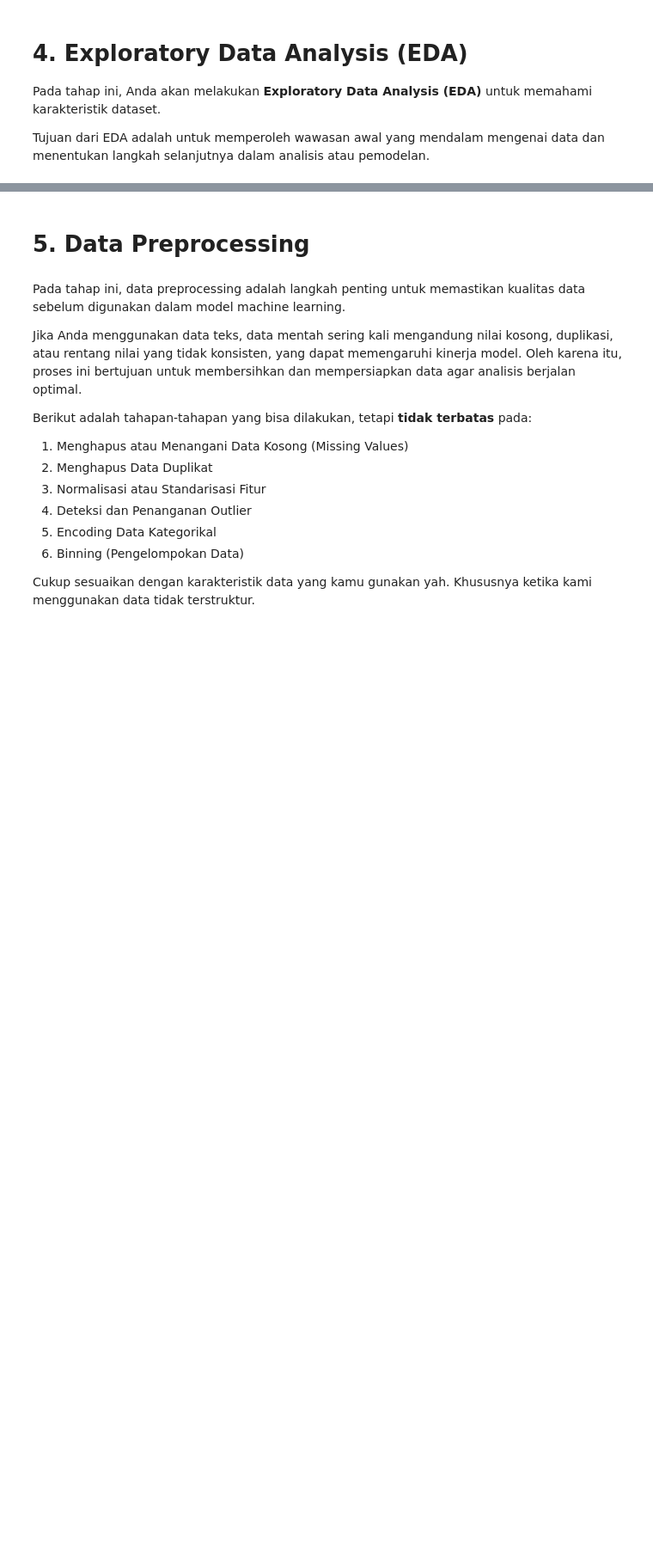
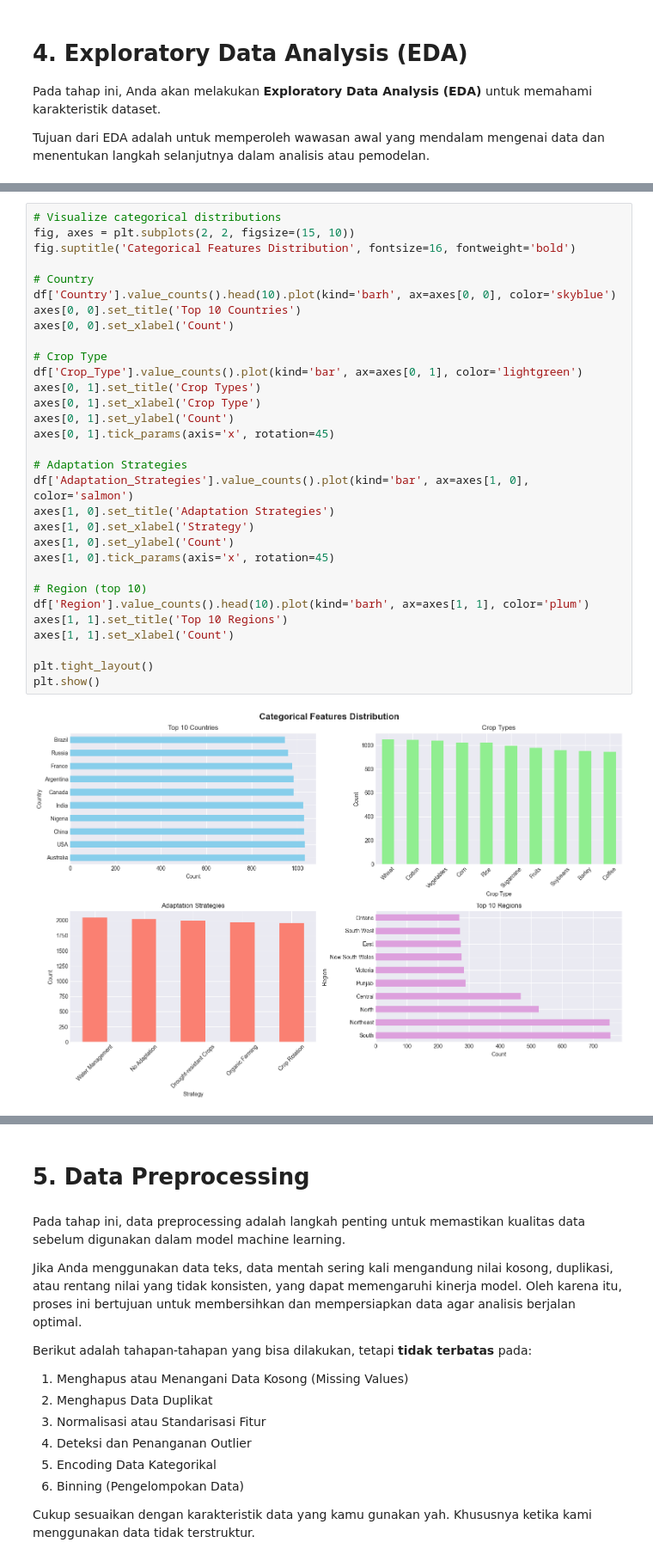
Before and after one commit to zidanmubarak/Eksperimen_SML_Zidan-Mubarak, a Jupyter notebook: preprocessing/Eksperimen_Zidan-Mubarak.ipynb, the cells around one changed output, grey strips where cells are left out. Shown at 86% size. Drawn from its saved outputs; the diff is of its cells as text; blank space fills up the shorter version.

```diff
--- a/preprocessing/Eksperimen_Zidan-Mubarak.ipynb
+++ b/preprocessing/Eksperimen_Zidan-Mubarak.ipynb
@@ -193 +302,34 @@ Persentase duplikat: 0.00%
+# %%
+# Visualize categorical distributions
+fig, axes = plt.subplots(2, 2, figsize=(15, 10))
+fig.suptitle('Categorical Features Distribution', fontsize=16, fontweight='bold')
+
+# Country
+df['Country'].value_counts().head(10).plot(kind='barh', ax=axes[0, 0], color='skyblue')
+axes[0, 0].set_title('Top 10 Countries')
+axes[0, 0].set_xlabel('Count')
+
+# Crop Type
+df['Crop_Type'].value_counts().plot(kind='bar', ax=axes[0, 1], color='lightgreen')
+axes[0, 1].set_title('Crop Types')
+axes[0, 1].set_xlabel('Crop Type')
+axes[0, 1].set_ylabel('Count')
+axes[0, 1].tick_params(axis='x', rotation=45)
+
+# Adaptation Strategies
+df['Adaptation_Strategies'].value_counts().plot(kind='bar', ax=axes[1, 0], color='salmon')
+axes[1, 0].set_title('Adaptation Strategies')
+axes[1, 0].set_xlabel('Strategy')
+axes[1, 0].set_ylabel('Count')
+axes[1, 0].tick_params(axis='x', rotation=45)
+
+# Region (top 10)
+df['Region'].value_counts().head(10).plot(kind='barh', ax=axes[1, 1], color='plum')
+axes[1, 1].set_title('Top 10 Regions')
+axes[1, 1].set_xlabel('Count')
+
+plt.tight_layout()
+plt.show()
+# %% [output]
+[figure, added]
 # %% [markdown]
```
Also changed, not shown: parts of 52 cells of this notebook, 8 other files.
